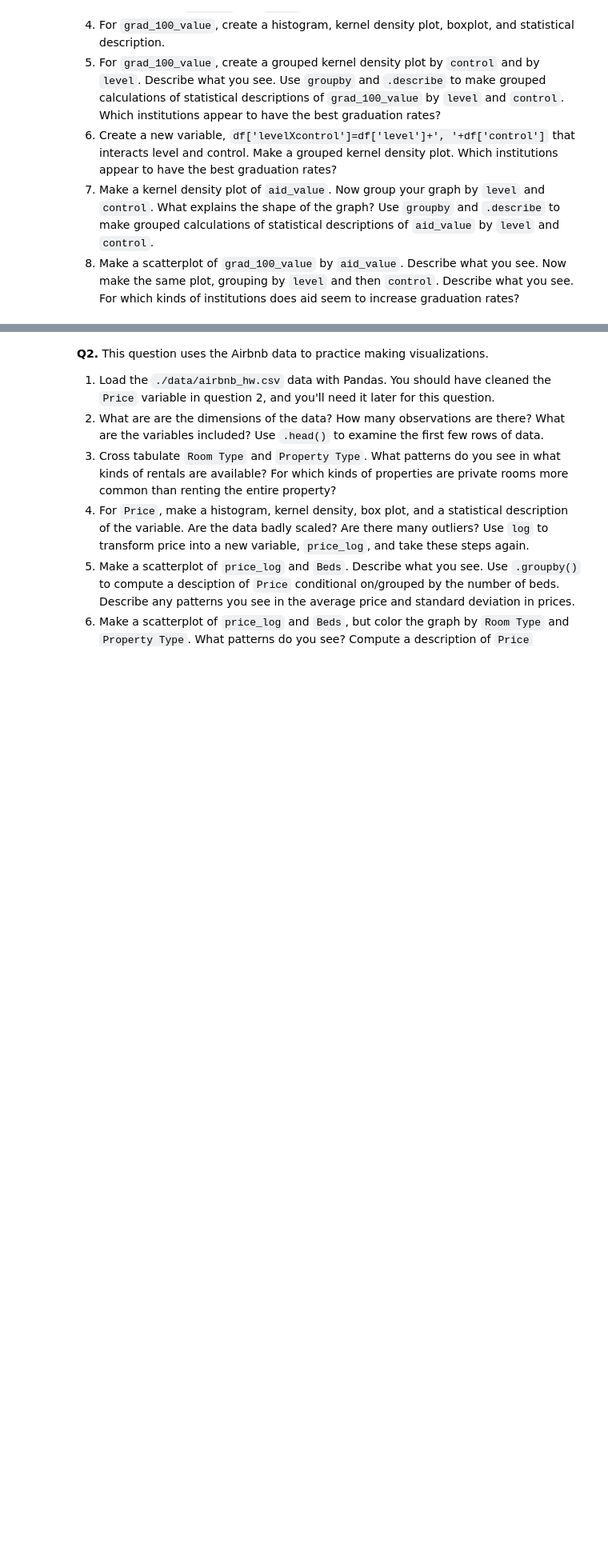
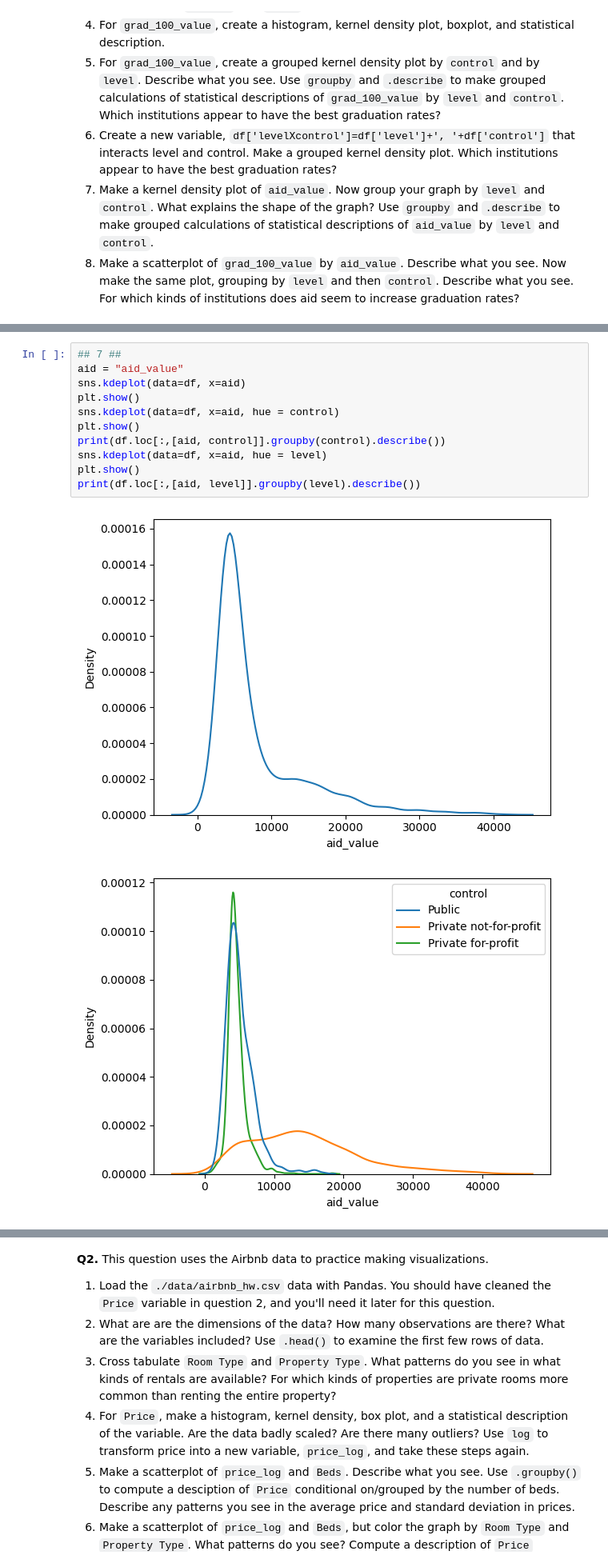
Before and after one commit to JulianKrese/visualization, a Jupyter notebook: assignment/assignment.ipynb, the cells around one changed output, grey strips where cells are left out. Shown at 80% size. Drawn from its saved outputs; the diff is of its cells as text; blank space fills up the shorter version.

```diff
--- a/assignment/assignment.ipynb
+++ b/assignment/assignment.ipynb
@@ -88,0 +130,14 @@ df.head()
+# %%
+## 7 ##
+aid = "aid_value"
+sns.kdeplot(data=df, x=aid)
+plt.show()
+sns.kdeplot(data=df, x=aid, hue = control)
+plt.show()
+print(df.loc[:,[aid, control]].groupby(control).describe())
+sns.kdeplot(data=df, x=aid, hue = level)
+plt.show()
+print(df.loc[:,[aid, level]].groupby(level).describe())
+# %% [output]
+[figure, added]
+[figure, added]
```
Also changed, not shown: parts of 10 cells of this notebook.
